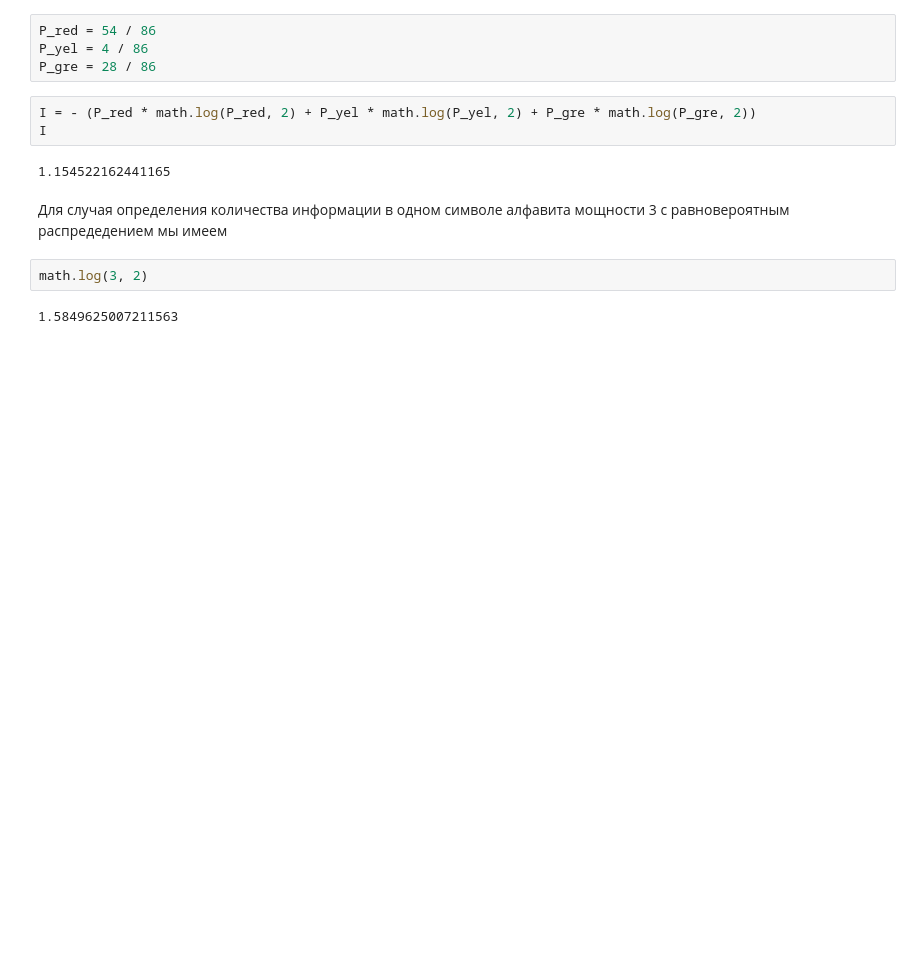
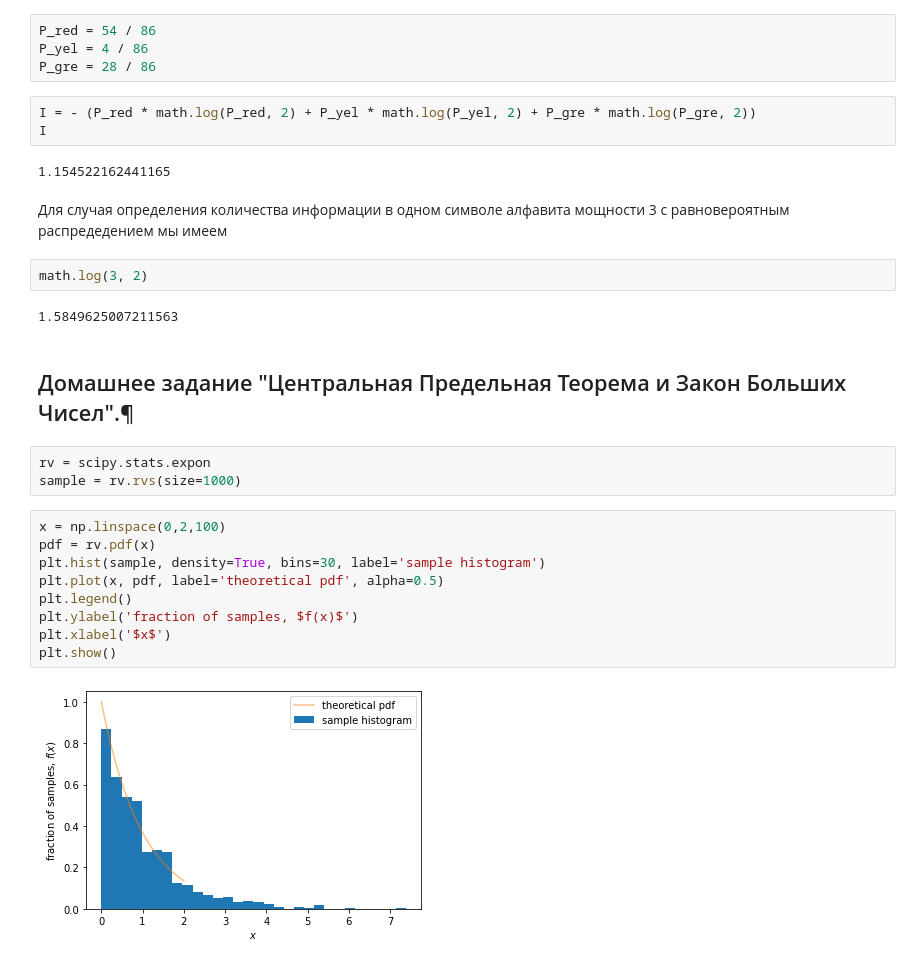
Before and after one commit to SperryUNIVAC/PYDA14, a Jupyter notebook: Math/math.ipynb, the cells around one changed output. Saved outputs shown, nothing was run; the diff lists cells and outputs as text; blank space fills up the shorter version.

```diff
--- a/Math/math.ipynb
+++ b/Math/math.ipynb
@@ -878,3 +878,19 @@ I
 math.log(3, 2)
 # %% [output]
 1.5849625007211563
+# %% [markdown]
+## Домашнее задание "Центральная Предельная Теорема и Закон Больших Чисел".¶
+# %%
+rv = scipy.stats.expon
+sample = rv.rvs(size=1000)
+# %%
+x = np.linspace(0,2,100)
+pdf = rv.pdf(x)
+plt.hist(sample, density=True, bins=30, label='sample histogram')
+plt.plot(x, pdf, label='theoretical pdf', alpha=0.5)
+plt.legend()
+plt.ylabel('fraction of samples, $f(x)$')
+plt.xlabel('$x$')
+plt.show()
+# %% [output]
+[figure, added]
```
Also changed, not shown: parts of 6 cells of this notebook.
